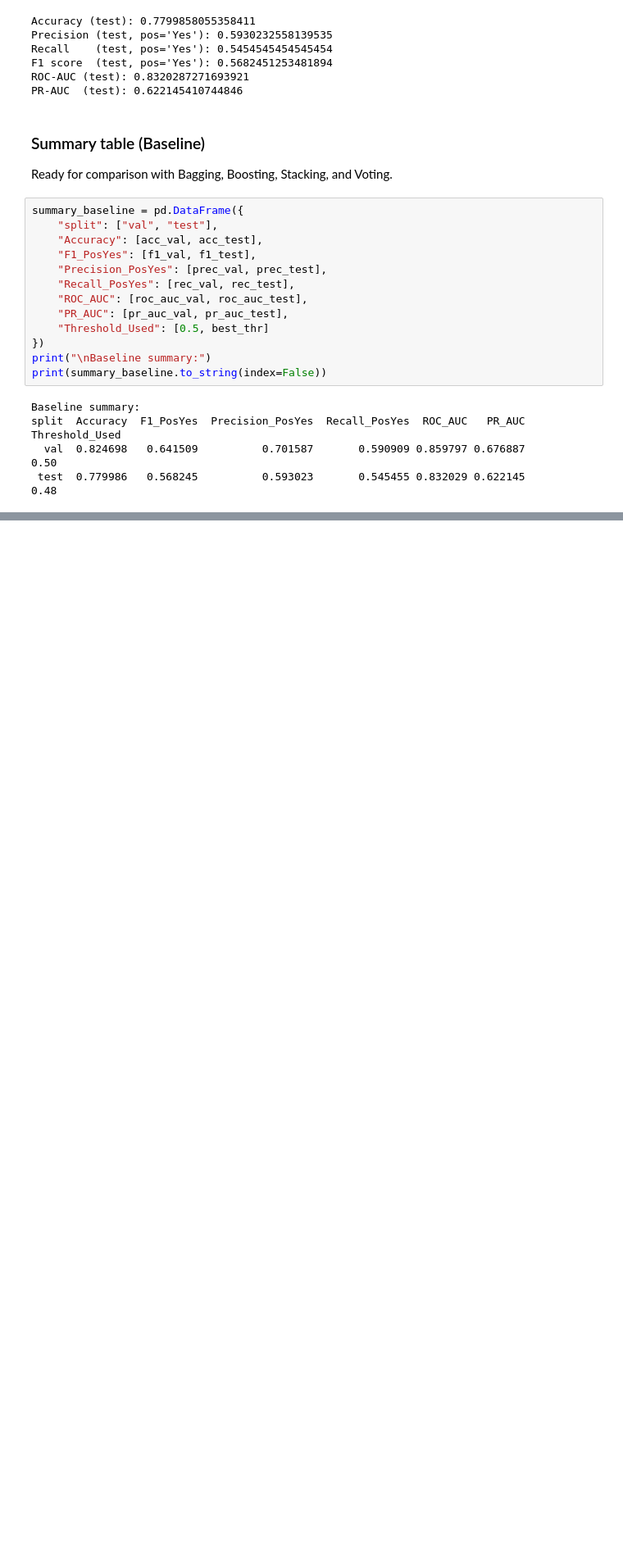
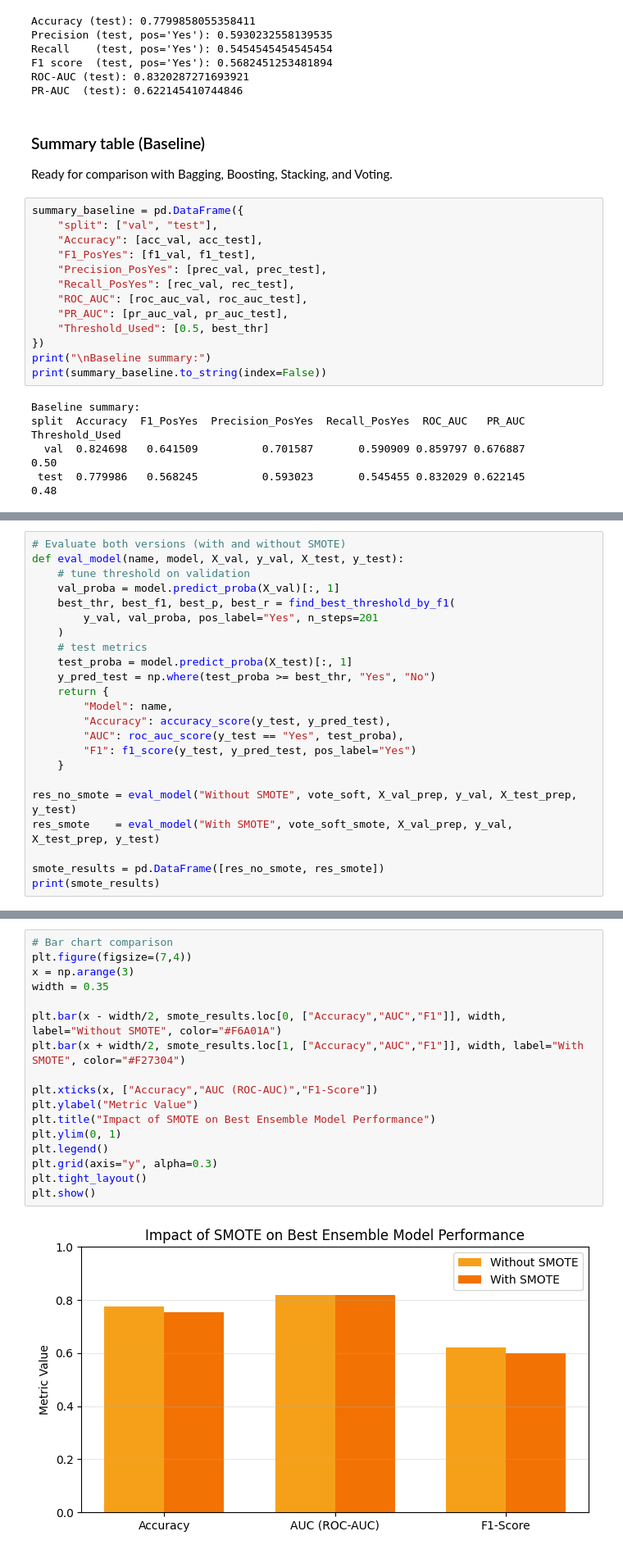
Before and after one commit to carloscastro4172/Machine-Learning, a Jupyter notebook: Mid_Machine/pipeline/pipeline_telco_churn.ipynb, the cells around one changed output, grey strips where cells are left out. Shown at 82% size. Drawn from its saved outputs; the diff is of its cells as text; blank space fills up the shorter version.

```diff
--- a/Mid_Machine/pipeline/pipeline_telco_churn.ipynb
+++ b/Mid_Machine/pipeline/pipeline_telco_churn.ipynb
@@ -637,0 +1172,23 @@ split  Accuracy  F1_PosYes  Precision_PosYes  Recall_PosYes  ROC_AUC   PR_AUC  T
+# %%
+# Evaluate both versions (with and without SMOTE)
+def eval_model(name, model, X_val, y_val, X_test, y_test):
+    # tune threshold on validation
+    val_proba = model.predict_proba(X_val)[:, 1]
+    best_thr, best_f1, best_p, best_r = find_best_threshold_by_f1(
+        y_val, val_proba, pos_label="Yes", n_steps=201
+    )
+    # test metrics
+    test_proba = model.predict_proba(X_test)[:, 1]
+    y_pred_test = np.where(test_proba >= best_thr, "Yes", "No")
+    return {
+        "Model": name,
+        "Accuracy": accuracy_score(y_test, y_pred_test),
+        "AUC": roc_auc_score(y_test == "Yes", test_proba),
+        "F1": f1_score(y_test, y_pred_test, pos_label="Yes")
+    }
+
+res_no_smote = eval_model("Without SMOTE", vote_soft, X_val_prep, y_val, X_test_prep, y_test)
+res_smote    = eval_model("With SMOTE", vote_soft_smote, X_val_prep, y_val, X_test_prep, y_test)
+
+smote_results = pd.DataFrame([res_no_smote, res_smote])
+print(smote_results)
@@ -637,0 +1199,19 @@ split  Accuracy  F1_PosYes  Precision_PosYes  Recall_PosYes  ROC_AUC   PR_AUC  T
+# %%
+# Bar chart comparison
+plt.figure(figsize=(7,4))
+x = np.arange(3)
+width = 0.35
+
+plt.bar(x - width/2, smote_results.loc[0, ["Accuracy","AUC","F1"]], width, label="Without SMOTE", color="#F6A01A")
+plt.bar(x + width/2, smote_results.loc[1, ["Accuracy","AUC","F1"]], width, label="With SMOTE", color="#F27304")
+
+plt.xticks(x, ["Accuracy","AUC (ROC-AUC)","F1-Score"])
+plt.ylabel("Metric Value")
+plt.title("Impact of SMOTE on Best Ensemble Model Performance")
+plt.ylim(0, 1)
+plt.legend()
+plt.grid(axis="y", alpha=0.3)
+plt.tight_layout()
+plt.show()
+# %% [output]
+[figure, added]
```
Also changed, not shown: parts of 24 cells of this notebook.
